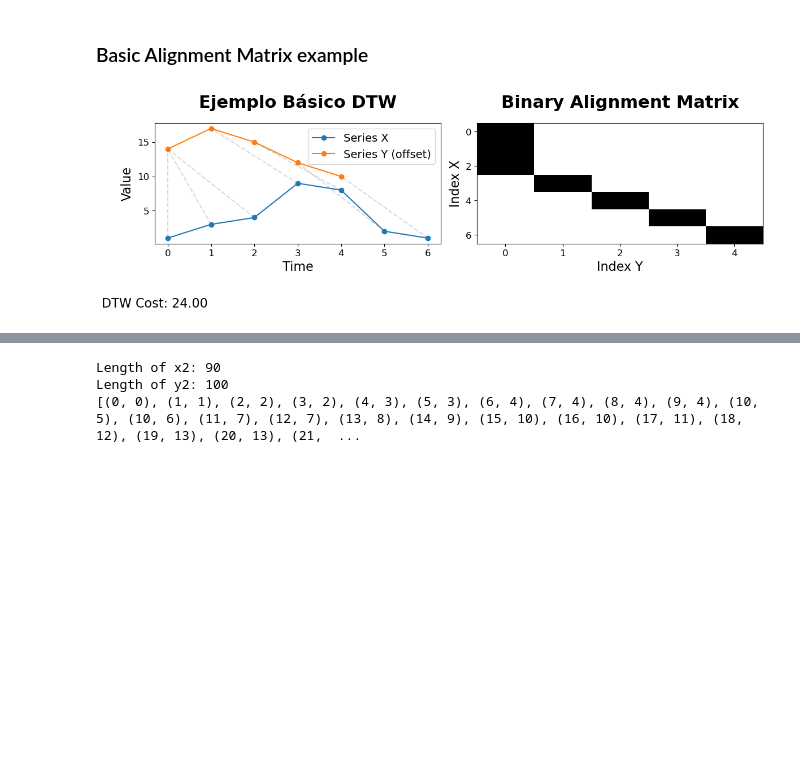
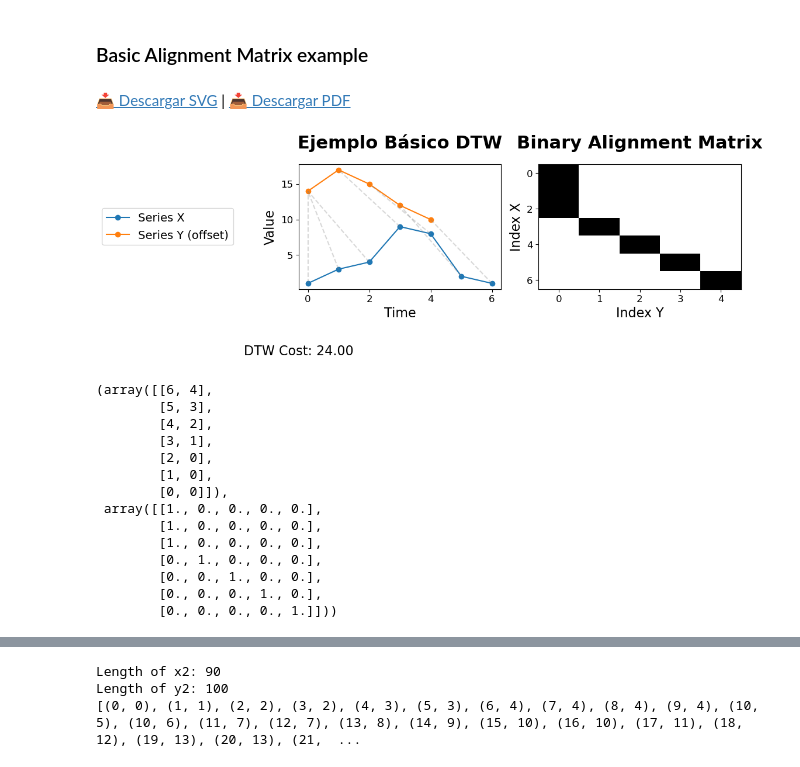
Before and after one commit to misantamaria/deepvats-foundation, a Jupyter notebook: nbs_pipeline/_DTW_.ipynb, the cells around one changed output, grey strips where cells are left out. Saved outputs shown, nothing was run; the diff lists cells and outputs as text; code cells hidden in the pictures; blank space fills up the shorter version.

```diff
--- a/nbs_pipeline/_DTW_.ipynb
+++ b/nbs_pipeline/_DTW_.ipynb
@@ -83,9 +98,13 @@ def path_cost(series_x, series_y, path):
         cost += diff**2
     return cost
 # %%
-def plot_path_time_and_matrix(t_x, series_x, t_y, series_y, path, dtw_cost=None,
-                              title="DTW Example", file_name="dtw_example", offset=4, connect_line_color='gray', connect_line_alpha=0.3,
-                              show_path_in_matrix=True):
+def plot_path_time_and_matrix(
+    t_x, series_x, t_y, series_y, path, dtw_cost=None,
+    title="DTW Example", file_name="dtw_example",
+    offset=4, connect_line_color='gray', connect_line_alpha=0.3,
+    show_path_in_matrix=True,
+    legend_position="top"  # Posiciones: "top", "bottom", "left", "right"
+):
     """
     Plots:
       1) The time series: series_x with time vector t_x and series_y with time vector t_y,
@@ -151,7 +170,24 @@ def plot_path_time_and_matrix(t_x, series_x, t_y, series_y, path, dtw_cost=None,
     ax[0].set_xlabel("Time", fontsize=16)
     ax[0].set_ylabel("Value", fontsize=16)
     ax[0].tick_params(axis='both', which='major', labelsize=12)
-    ax[0].legend(fontsize=14)
+    legend_positions = {
+        "top":    {"loc": "upper center", "bbox_to_anchor": (0.5, 1.15), "ncol": 3, "adjust": {"top": 0.85}},
+        "bottom": {"loc": "upper center", "bbox_to_anchor": (0.5, -0.5), "ncol": 3, "adjust": {"bottom": 0.2}},
+        "left":   {"loc": "center left", "bbox_to_anchor": (-0.5, 0.5), "ncol": 1, "adjust": {"left": 0.2}},
+        "right":  {"loc": "center right", "bbox_to_anchor": (1.425, 0.5), "ncol": 1, "adjust": {"right": 0.8}}
+    }
+
+    if legend_position not in legend_positions:
+        raise ValueError("legend_position debe ser 'top', 'bottom', 'left' o 'right'.")
+    legend_config = legend_positions[legend_position]
+
+    ax[0].legend(
+        fontsize=14,
+        loc = legend_config['loc'],
+        bbox_to_anchor =
+        legend_config['bbox_to_anchor'],
+        ncol = legend_config['ncol']
+    )
 
     # Plot 2: Binary Alignment Matrix using origin='upper'
     n = len(series_x)
@@ -172,20 +208,41 @@ def plot_path_time_and_matrix(t_x, series_x, t_y, series_y, path, dtw_cost=None,
     # plt.colorbar(im, ax=ax[1])
 
     plt.tight_layout()
-    plt.savefig(file_name + ".png", dpi=120)
+    save2svg_pdf(file_name)
     plt.show()
+    return path, binary_matrix
 # %%
 basic_x = np.array([1, 3, 4, 9, 8, 2, 1])
 basic_y = np.array([4, 7, 5, 2, 0])
 
 # dtw_path con tslearn requiere forma 2D: (n, 1)
 X = basic_x.reshape(-1, 1)
 Y = basic_y.reshape(-1, 1)
 path, dist = dtw_path(X, Y)
 
 # Vector de índices para el eje X de la gráfica
 basic_t = np.arange(len(basic_x))
 basic_t2 = np.arange(len(basic_y))
-plot_path_time_and_matrix(t_x = basic_t, t_y = basic_t2, series_x = basic_x, series_y = basic_y, path = path, title="Ejemplo Básico DTW",file_name="ejemplo_basico_dtw", offset = 10, show_path_in_matrix = False)
+plot_path_time_and_matrix(
+    t_x = basic_t, t_y = basic_t2, series_x = basic_x, series_y = basic_y, path = path,
+    title="Ejemplo Básico DTW",file_name="ejemplo_basico_dtw",
+    offset = 10, show_path_in_matrix = False,
+    legend_position = "left"
+)
 # %% [output]
+📥 Descargar SVG | 📥 Descargar PDF
-[figure, old version]
+[figure, new version]
+(array([[6, 4],
+        [5, 3],
+        [4, 2],
+        [3, 1],
+        [2, 0],
+        [1, 0],
+        [0, 0]]),
+ array([[1., 0., 0., 0., 0.],
+        [1., 0., 0., 0., 0.],
+        [1., 0., 0., 0., 0.],
+        [0., 1., 0., 0., 0.],
+        [0., 0., 1., 0., 0.],
+        [0., 0., 0., 1., 0.],
+        [0., 0., 0., 0., 1.]]))
```
Also changed, not shown: parts of 5 cells of this notebook, 26 other files.
